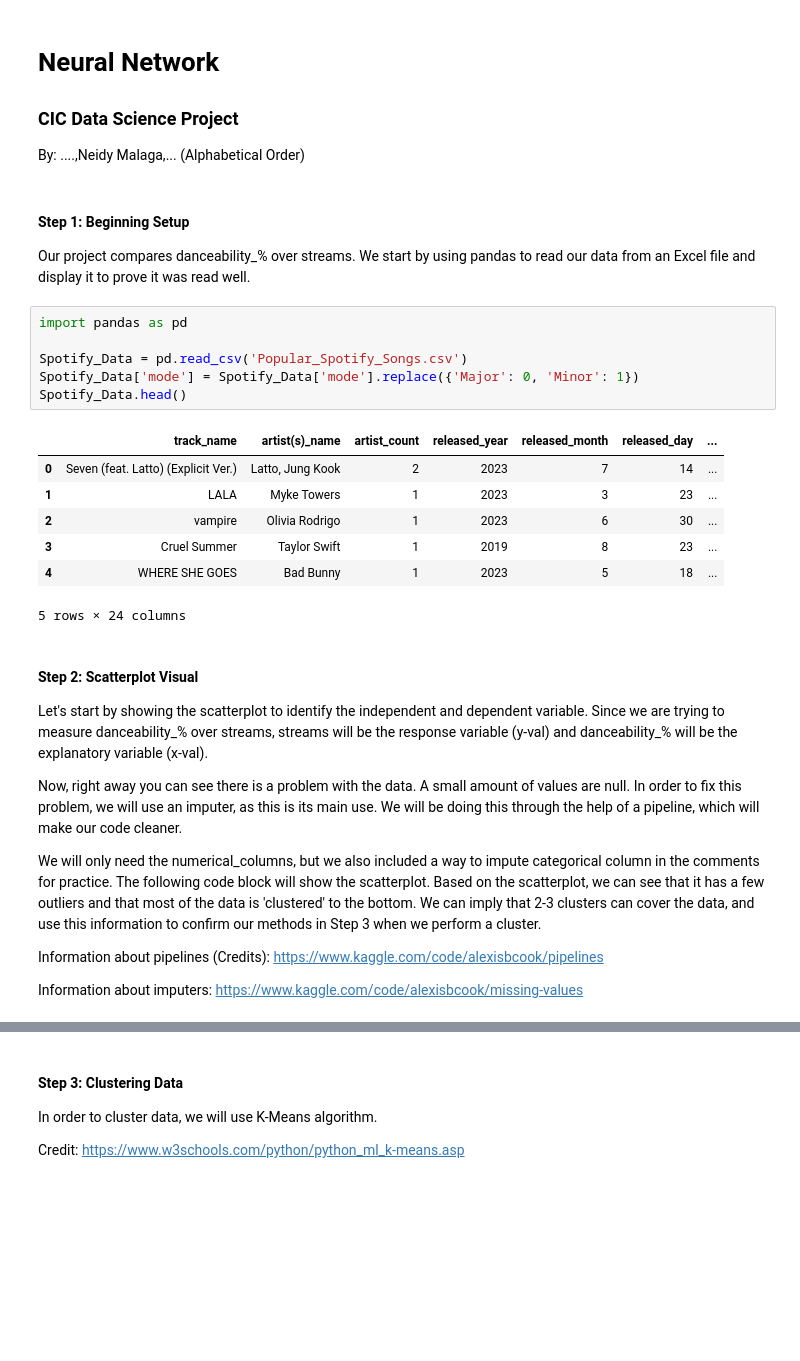
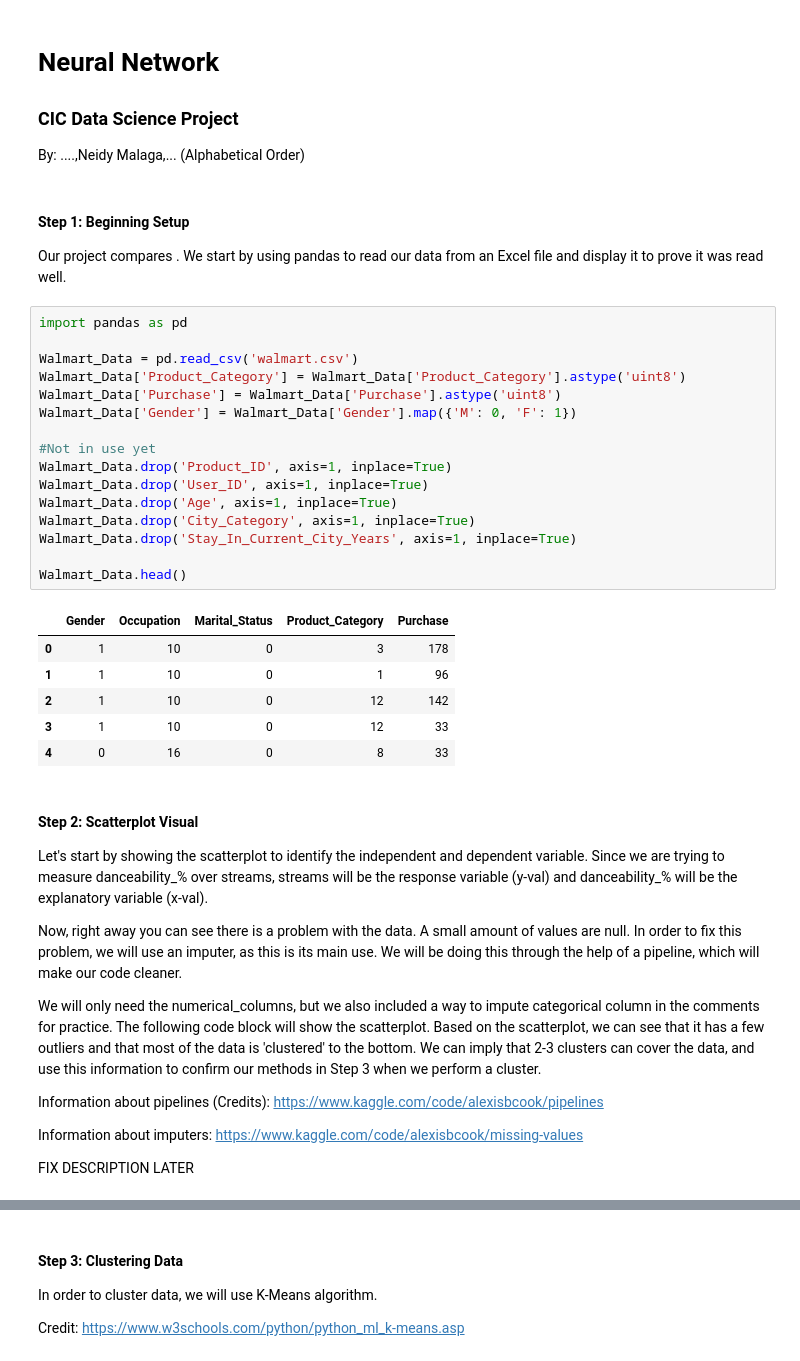
Before and after one commit to CIC-Research/Data-Science-Project, a Jupyter notebook: main.ipynb, the cells around one changed output, grey strips where cells are left out. Cells and saved outputs as stored; diff of their text form; blank space fills up the shorter version.

```diff
--- a/main.ipynb
+++ b/main.ipynb
@@ -7,21 +7,30 @@ By: ....,Neidy Malaga,... (Alphabetical Order)
 # %% [markdown]
 #### Step 1: Beginning Setup
 
-Our project compares danceability_% over streams. We start by using pandas to read our data from an Excel file and display it to prove it was read well.
+Our project compares . We start by using pandas to read our data from an Excel file and display it to prove it was read well.
 # %%
 import pandas as pd
 
-Spotify_Data = pd.read_csv('Popular_Spotify_Songs.csv')
-Spotify_Data['mode'] = Spotify_Data['mode'].replace({'Major': 0, 'Minor': 1})
-Spotify_Data.head()
+Walmart_Data = pd.read_csv('walmart.csv')
+Walmart_Data['Product_Category'] = Walmart_Data['Product_Category'].astype('uint8')
+Walmart_Data['Purchase'] = Walmart_Data['Purchase'].astype('uint8')
+Walmart_Data['Gender'] = Walmart_Data['Gender'].map({'M': 0, 'F': 1})
+
+#Not in use yet
+Walmart_Data.drop('Product_ID', axis=1, inplace=True)
+Walmart_Data.drop('User_ID', axis=1, inplace=True)
+Walmart_Data.drop('Age', axis=1, inplace=True)
+Walmart_Data.drop('City_Category', axis=1, inplace=True)
+Walmart_Data.drop('Stay_In_Current_City_Years', axis=1, inplace=True)
+
+Walmart_Data.head()
 # %% [output]
-|  | track_name | artist(s)_name | artist_count | released_year | released_month | released_day | ... |
-| 0 | Seven (feat. Latto) (Explicit Ver.) | Latto, Jung Kook | 2 | 2023 | 7 | 14 | ... |
-| 1 | LALA | Myke Towers | 1 | 2023 | 3 | 23 | ... |
-| 2 | vampire | Olivia Rodrigo | 1 | 2023 | 6 | 30 | ... |
-| 3 | Cruel Summer | Taylor Swift | 1 | 2019 | 8 | 23 | ... |
-| 4 | WHERE SHE GOES | Bad Bunny | 1 | 2023 | 5 | 18 | ... |
+|  | Gender | Occupation | Marital_Status | Product_Category | Purchase |
+| 0 | 1 | 10 | 0 | 3 | 178 |
+| 1 | 1 | 10 | 0 | 1 | 96 |
+| 2 | 1 | 10 | 0 | 12 | 142 |
+| 3 | 1 | 10 | 0 | 12 | 33 |
+| 4 | 0 | 16 | 0 | 8 | 33 |
-5 rows × 24 columns
 # %% [markdown]
 #### Step 2: Scatterplot Visual
 Let's start by showing the scatterplot to identify the independent and dependent variable. Since we are trying to measure danceability_% over streams, streams will be the response variable (y-val) and danceability_% will be the explanatory variable (x-val).
@@ -33,3 +42,5 @@ We will only need the numerical_columns, but we also included a way to impute ca
 Information about pipelines (Credits): https://www.kaggle.com/code/alexisbcook/pipelines
 
 Information about imputers: https://www.kaggle.com/code/alexisbcook/missing-values
+
+FIX DESCRIPTION LATER
```
Also changed, not shown: parts of 13 cells of this notebook, 2 other files.
